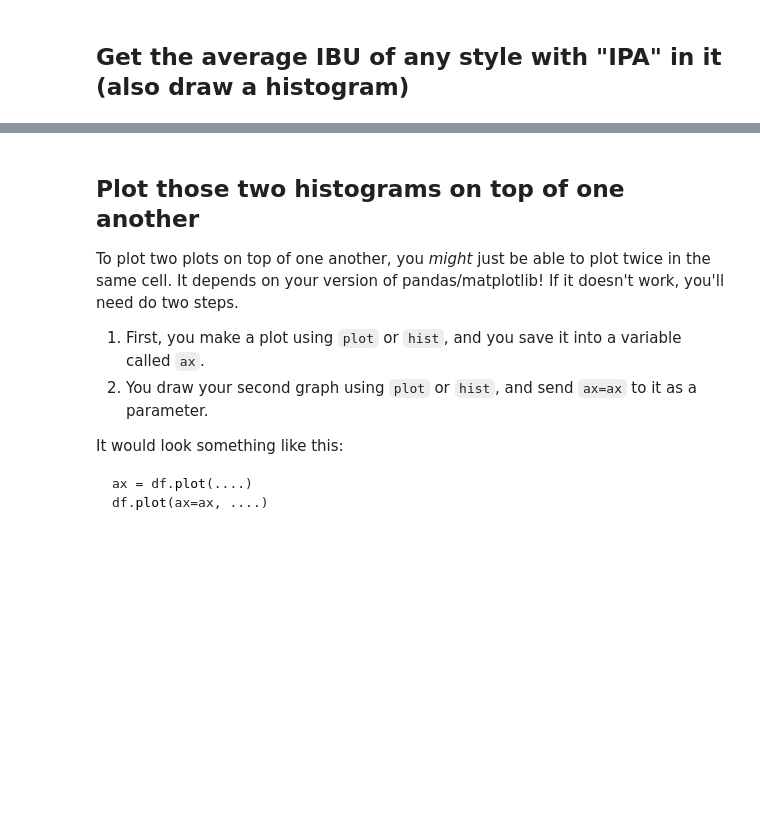
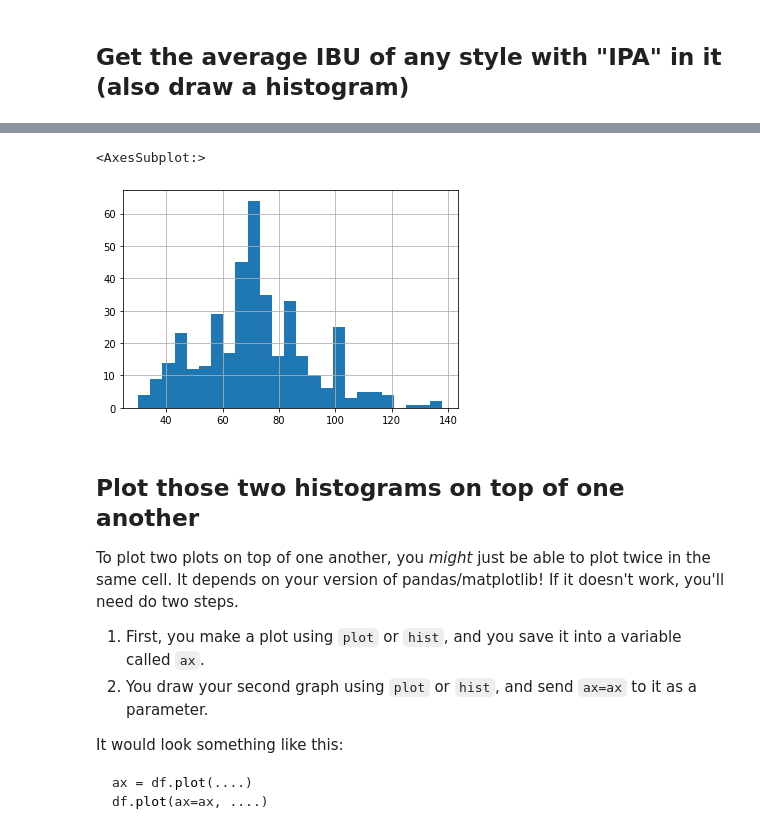
Before and after one commit to obverter/lede-homework-7, a Jupyter notebook: 07-homework/beer/Dataset ONE - Beer cans.ipynb, the cells around one changed output, grey strips where cells are left out. Drawn from its saved outputs; the diff is of its cells as text; code cells hidden in the pictures; blank space fills up the shorter version.

```diff
--- a/07-homework/beer/Dataset ONE - Beer cans.ipynb
+++ b/07-homework/beer/Dataset ONE - Beer cans.ipynb
@@ -271,3 +434,8 @@ I'm counting these as wheat beers. If you see any other wheat beer categories, f
+# %%
+df[df.Style.str.contains('IPA', na=False)].IBUs.hist(bins=25)
+# %% [output]
+<AxesSubplot:>
+[figure, added]
 # %% [markdown]
 ## Plot those two histograms on top of one another
 
```
Also changed, not shown: parts of 23 cells of this notebook.
